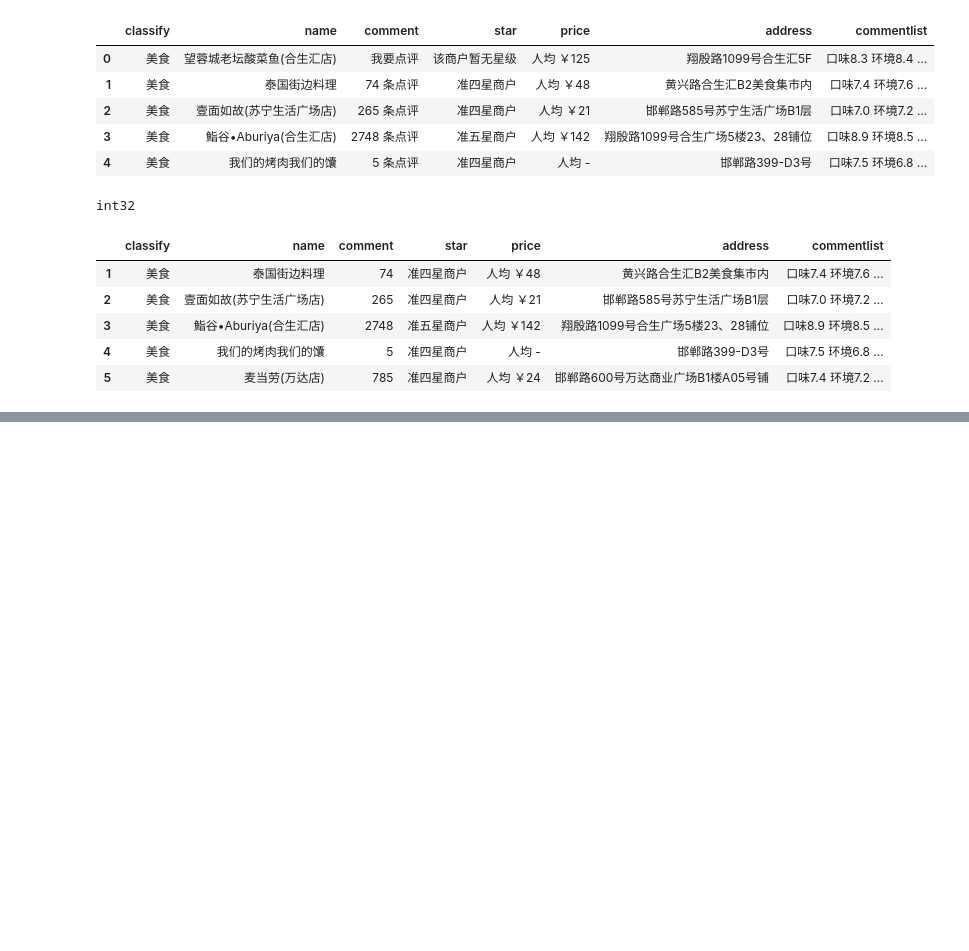
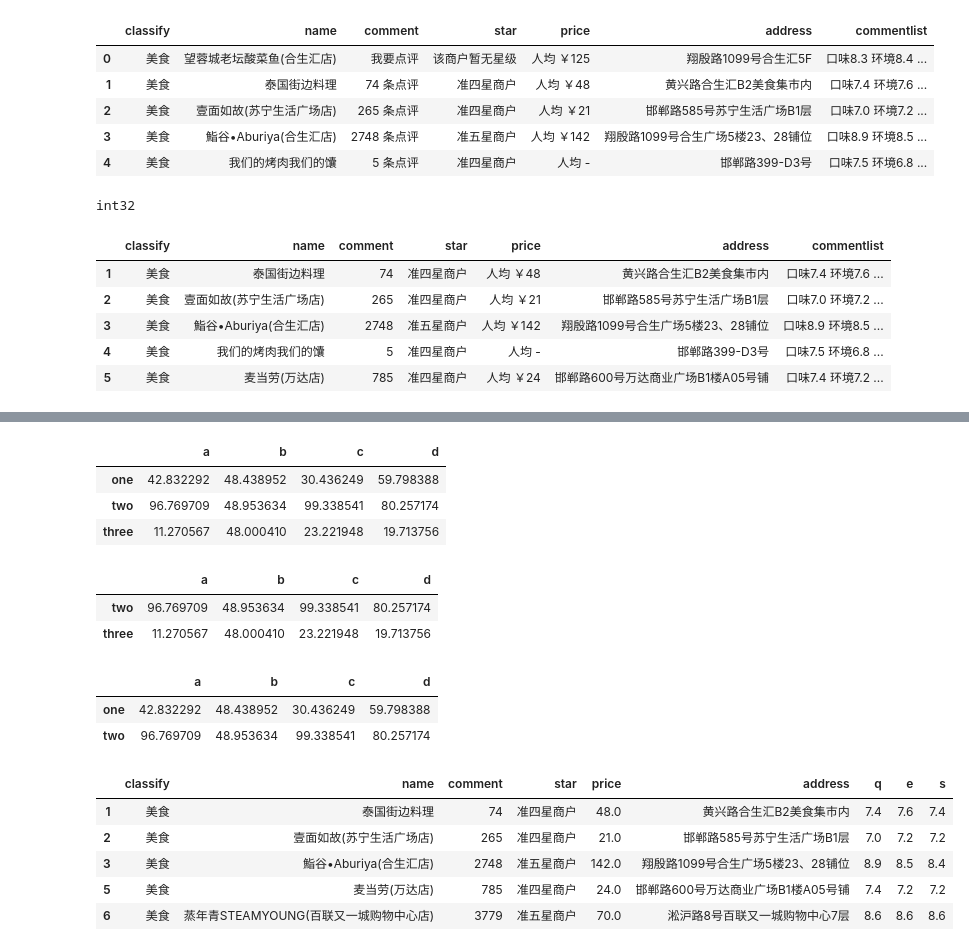
Before and after one commit to 2804983329/data-analysis, a Jupyter notebook: 数据分析python升级/00/Pandas数据清洗.ipynb, the cells around one changed output, grey strips where cells are left out. Drawn from its saved outputs; the diff is of its cells as text; code cells hidden in the pictures; blank space fills up the shorter version.

```diff
--- a/数据分析python升级/00/Pandas数据清洗.ipynb
+++ b/数据分析python升级/00/Pandas数据清洗.ipynb
@@ -157,0 +197,38 @@ df1.head()
+# %%
+import numpy as np
+#df = pd.DataFrame(np.random.rand(12).reshape(3,4)*100)
+df = pd.DataFrame(np.random.rand(12).reshape(3,4)*100,
+                  index = ['one','two','three'],
+                  columns = ['a','b','c','d'])
+df
+# %% [output]
+|  | a | b | c | d |
+| one | 42.832292 | 48.438952 | 30.436249 | 59.798388 |
+| two | 96.769709 | 48.953634 | 99.338541 | 80.257174 |
+| three | 11.270567 | 48.000410 | 23.221948 | 19.713756 |
+# %%
+#loc  首先按 one two three 去筛选
+df.loc['two']
+df.loc[['two','three']]
+# %% [output]
+|  | a | b | c | d |
+| two | 96.769709 | 48.953634 | 99.338541 | 80.257174 |
+| three | 11.270567 | 48.000410 | 23.221948 | 19.713756 |
+# %%
+#iloc
+df.iloc[0]
+df.iloc[[0,1]]
+# %% [output]
+|  | a | b | c | d |
+| one | 42.832292 | 48.438952 | 30.436249 | 59.798388 |
+| two | 96.769709 | 48.953634 | 99.338541 | 80.257174 |
+# %%
+#布尔型索引 :按判断条件去筛选 对某列的数据进行条件判断筛选
+df1.head()
+# %% [output]
+|  | classify | name | comment | star | price | address | q | e | s |
+| 1 | 美食 | 泰国街边料理 | 74 | 准四星商户 | 48.0 | 黄兴路合生汇B2美食集市内 | 7.4 | 7.6 | 7.4 |
+| 2 | 美食 | 壹面如故(苏宁生活广场店) | 265 | 准四星商户 | 21.0 | 邯郸路585号苏宁生活广场B1层 | 7.0 | 7.2 | 7.2 |
+| 3 | 美食 | 鮨谷•Aburiya(合生汇店) | 2748 | 准五星商户 | 142.0 | 翔殷路1099号合生广场5楼23、28铺位 | 8.9 | 8.5 | 8.4 |
+| 5 | 美食 | 麦当劳(万达店) | 785 | 准四星商户 | 24.0 | 邯郸路600号万达商业广场B1楼A05号铺 | 7.4 | 7.2 | 7.2 |
+| 6 | 美食 | 蒸年青STEAMYOUNG(百联又一城购物中心店) | 3779 | 准五星商户 | 70.0 | 淞沪路8号百联又一城购物中心7层 | 8.6 | 8.6 | 8.6 |
```
Also changed, not shown: parts of 7 cells of this notebook.
